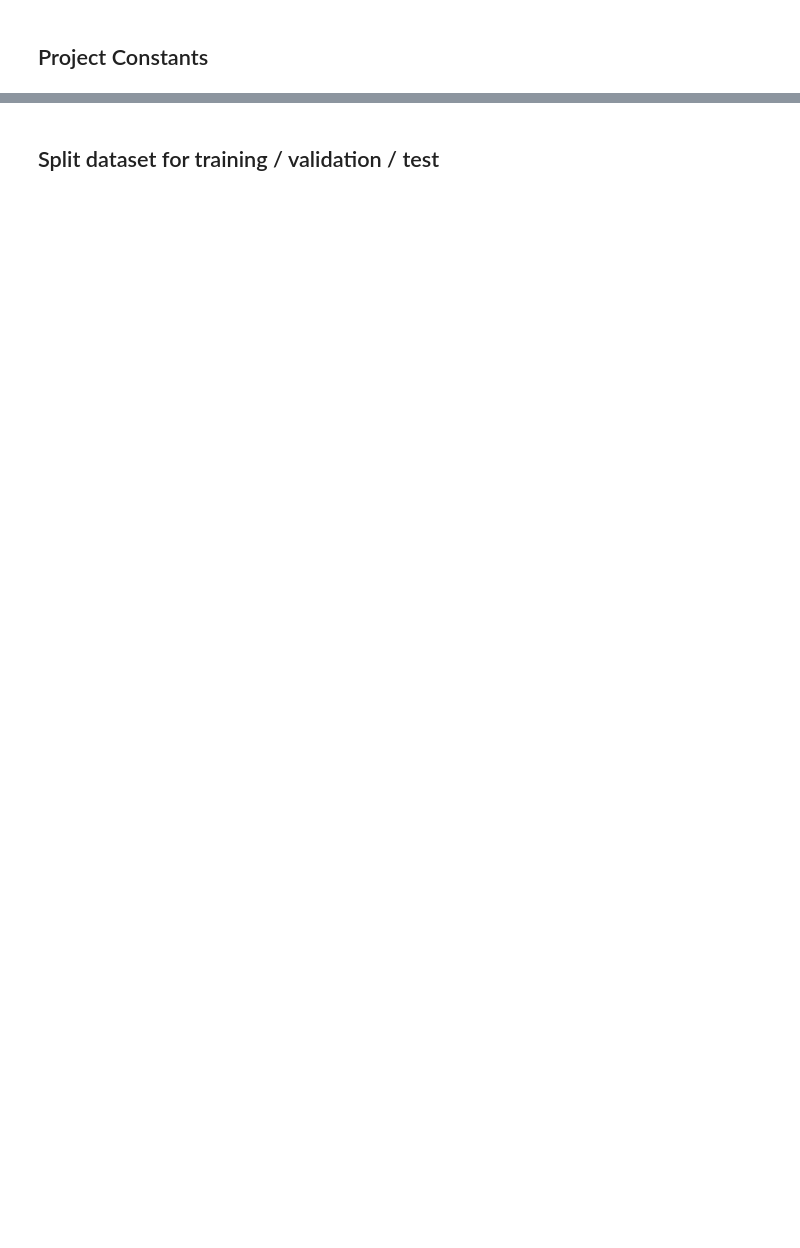
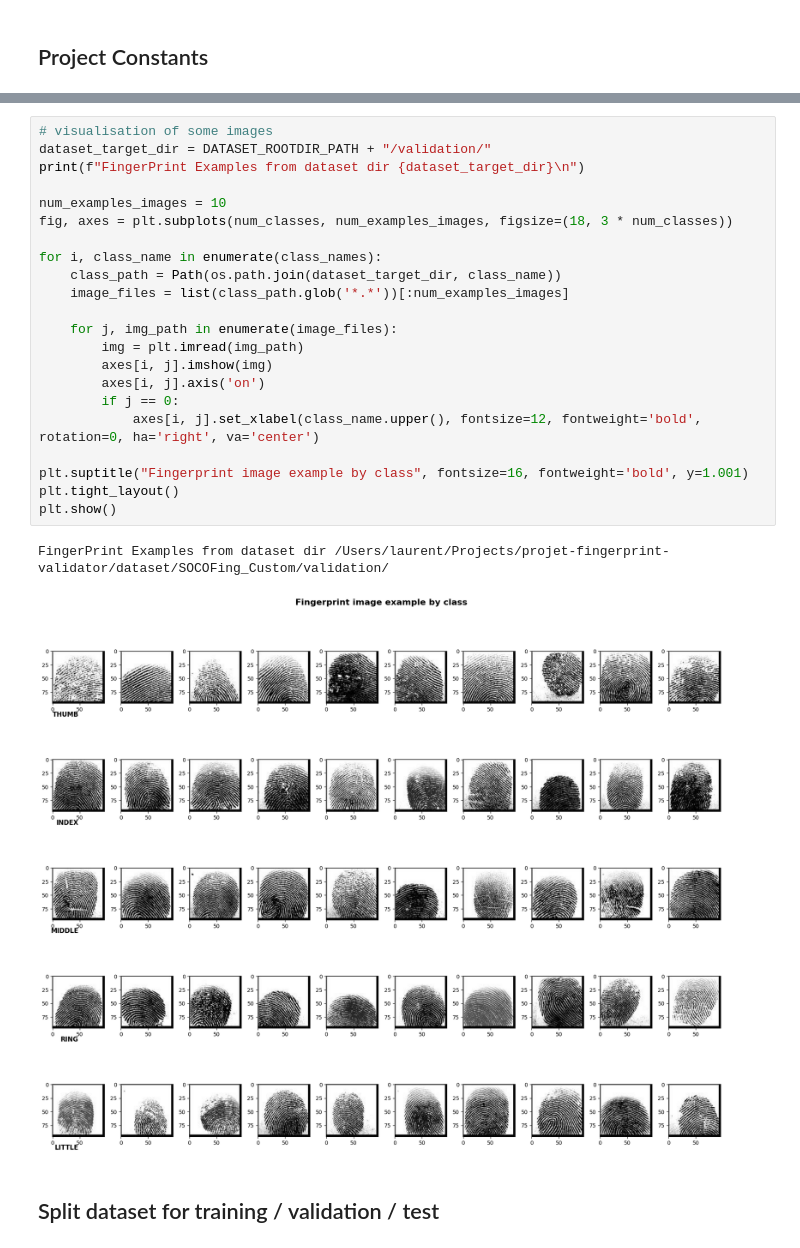
Before and after one commit to OrenChouraki06/projet-fingerprint-validator, a Jupyter notebook: notebooks/transfer_learning_mobilenet_custom.ipynb, the cells around one changed output, grey strips where cells are left out. Saved outputs shown, nothing was run; the diff lists cells and outputs as text; blank space fills up the shorter version.

```diff
--- a/notebooks/transfer_learning_mobilenet_custom.ipynb
+++ b/notebooks/transfer_learning_mobilenet_custom.ipynb
@@ -222,3 +352,28 @@ plt.show()
+# %%
+# visualisation of some images
+dataset_target_dir = DATASET_ROOTDIR_PATH + "/validation/"
+print(f"FingerPrint Examples from dataset dir {dataset_target_dir}\n")
+
+num_examples_images = 10
+fig, axes = plt.subplots(num_classes, num_examples_images, figsize=(18, 3 * num_classes))
+
+for i, class_name in enumerate(class_names):
+    class_path = Path(os.path.join(dataset_target_dir, class_name))
+    image_files = list(class_path.glob('*.*'))[:num_examples_images]
+
+    for j, img_path in enumerate(image_files):
+        img = plt.imread(img_path)
+        axes[i, j].imshow(img)
+        axes[i, j].axis('on')
+        if j == 0:
+            axes[i, j].set_xlabel(class_name.upper(), fontsize=12, fontweight='bold', rotation=0, ha='right', va='center')
+
+plt.suptitle("Fingerprint image example by class", fontsize=16, fontweight='bold', y=1.001)
+plt.tight_layout()
+plt.show()
+# %% [output]
+FingerPrint Examples from dataset dir /Users/laurent/Projects/projet-fingerprint-validator/dataset/SOCOFing_Custom/validation/
+[figure, added]
 # %% [markdown]
 ## Split dataset for training / validation / test
 # %%
```
Also changed, not shown: parts of 29 cells of this notebook.
